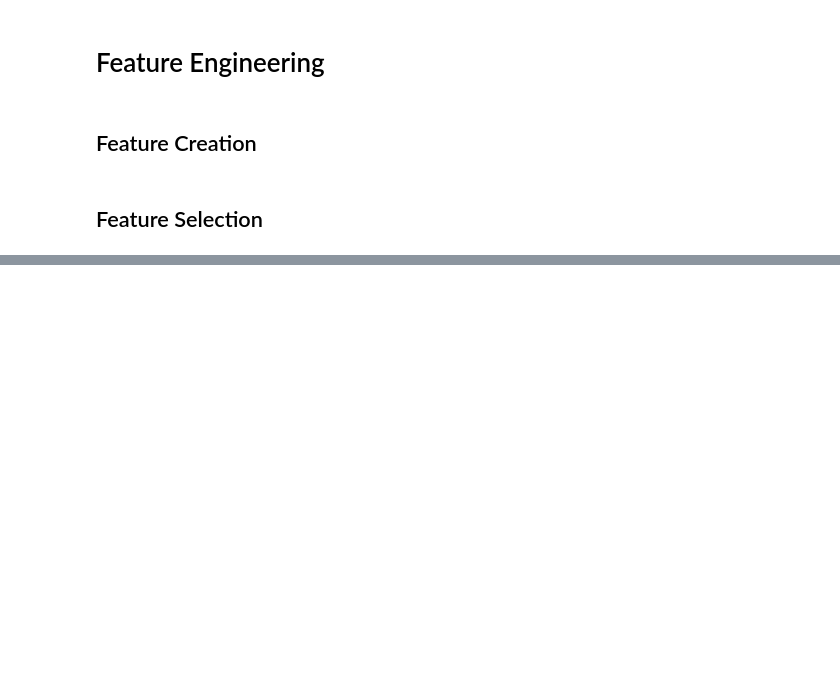
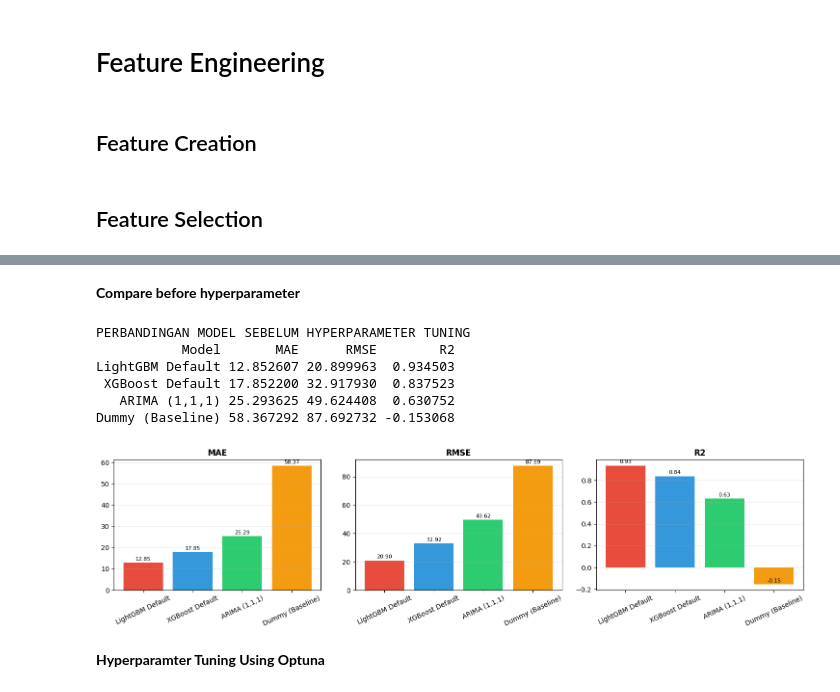
Before and after one commit to RikyDataScientist/shoreline-change-kenjeran, a Jupyter notebook: src/shoreline_model.ipynb, the cells around one changed output, grey strips where cells are left out. Drawn from its saved outputs; the diff is of its cells as text; code cells hidden in the pictures; blank space fills up the shorter version.

Commit message:
add models and a bit of evaluation

```diff
--- a/src/shoreline_model.ipynb
+++ b/src/shoreline_model.ipynb
@@ -130,0 +281,14 @@ y_test = y.iloc[split_idx:].copy()
+# %%
+dummy_model = DummyRegressor(strategy='mean')
+dummy_model.fit(X_train, y_train)
+y_pred_dummy = dummy_model.predict(X_test)
+
+dummy_mae = mean_absolute_error(y_test, y_pred_dummy)
+dummy_rmse = np.sqrt(mean_squared_error(y_test, y_pred_dummy))
+dummy_r2 = r2_score(y_test, y_pred_dummy)
+
+print("HASIL BASELINE (Dummy Regressor)")
+print(f"MAE: {dummy_mae:.4f}")
+print(f"RMSE: {dummy_rmse:.4f}")
+print(f"R2 Score: {dummy_r2:.4f}")
+print()
@@ -130,0 +456,40 @@ y_test = y.iloc[split_idx:].copy()
+# %% [markdown]
+**Compare before hyperparameter**
+# %%
+comparison_before = pd.DataFrame({
+    'Model': ['Dummy (Baseline)', 'LightGBM Default', 'XGBoost Default', 'ARIMA (1,1,1)'],
+    'MAE':  [dummy_mae, lgbm_mae, xgb_mae, arima_mae],
+    'RMSE': [dummy_rmse, lbgm_rmse, xgb_rmse, arima_rmse],
+    'R2':   [dummy_r2, lgbm_re, xgb_r2, arima_r2]
+}).sort_values('RMSE').reset_index(drop=True)
+
+print("PERBANDINGAN MODEL SEBELUM HYPERPARAMETER TUNING")
+print(comparison_before.to_string(index=False))
+print()
+
+# Visualisasi
+fig, axes = plt.subplots(1, 3, figsize=(15, 4))
+metrics = ['MAE', 'RMSE', 'R2']
+colors = ['#e74c3c', '#3498db', '#2ecc71', '#f39c12']
+for ax, m in zip(axes, metrics):
+    bars = ax.bar(comparison_before['Model'], comparison_before[m], color=colors)
+    ax.set_title(m, fontweight='bold')
+    ax.tick_params(axis='x', rotation=25)
+    ax.grid(axis='y', alpha=0.3)
+    for bar in bars:
+        h = bar.get_height()
+        ax.annotate(f'{h:.2f}', xy=(bar.get_x()+bar.get_width()/2, h),
+                    xytext=(0, 3), textcoords='offset points', ha='center', fontsize=8)
+plt.tight_layout()
+plt.savefig(os.path.join(output_dir_img, 'viz_compare_before.png'), bbox_inches='tight', dpi=120)
+plt.show()
+# %% [output]
+PERBANDINGAN MODEL SEBELUM HYPERPARAMETER TUNING
+           Model       MAE      RMSE        R2
+LightGBM Default 12.852607 20.899963  0.934503
+ XGBoost Default 17.852200 32.917930  0.837523
+   ARIMA (1,1,1) 25.293625 49.624408  0.630752
+Dummy (Baseline) 58.367292 87.692732 -0.153068
+[figure, added]
+# %% [markdown]
+**Hyperparamter Tuning Using Optuna**
```
Also changed, not shown: parts of 36 cells of this notebook, 11 other files.
